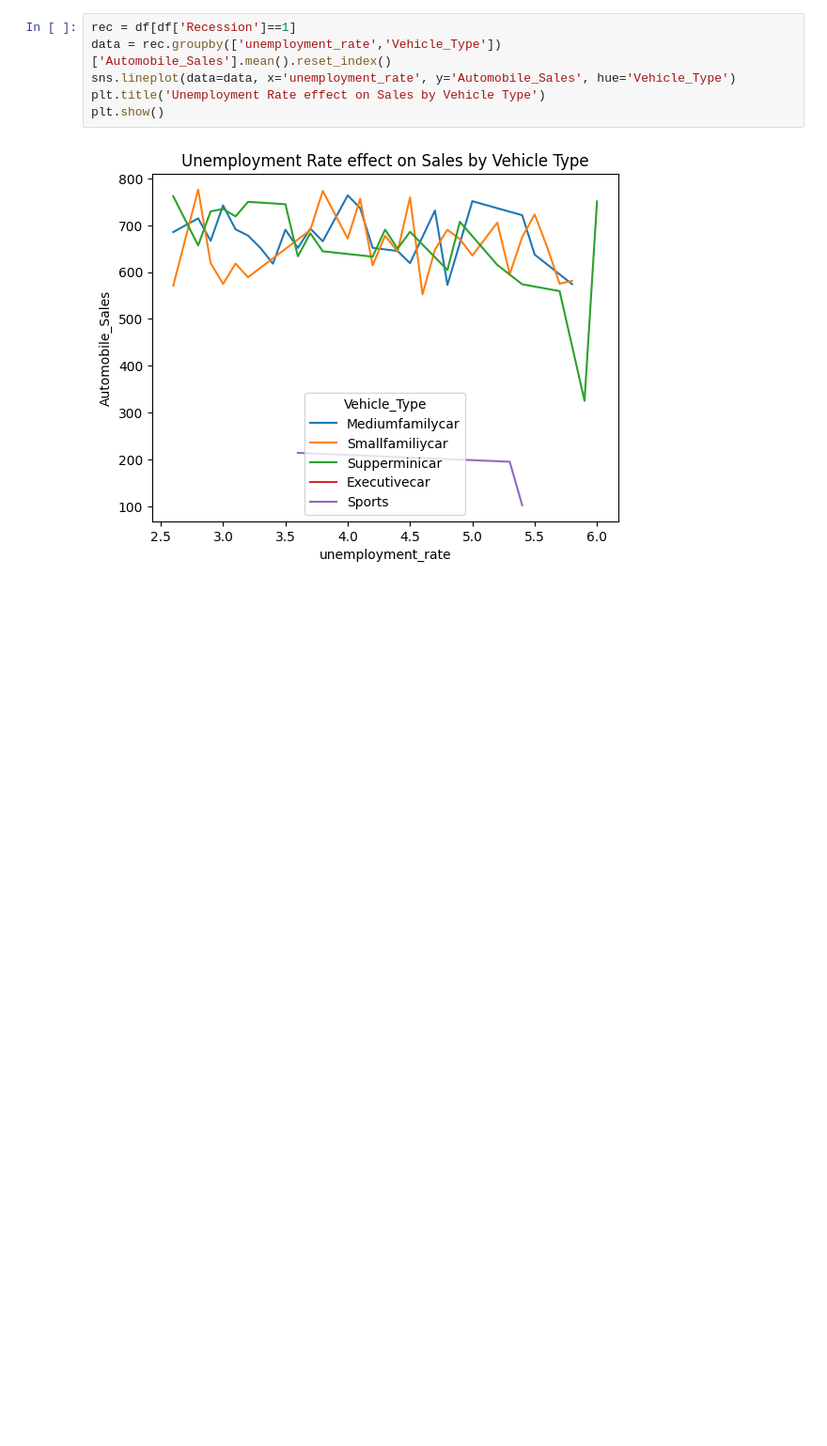
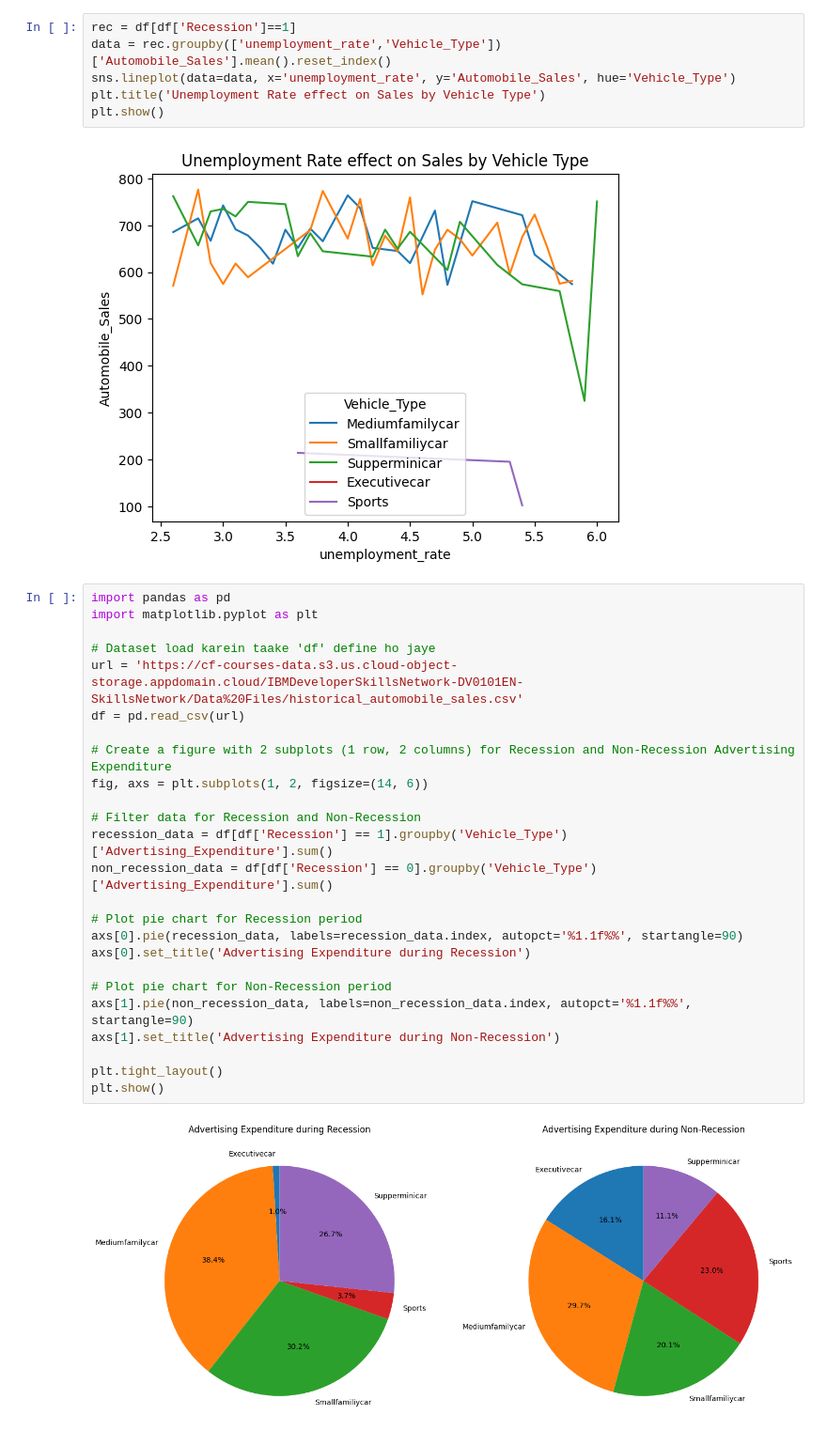
Before and after one commit to hamnakhan11/hamna, a Jupyter notebook: Create Visualizations using Matplotlib,Seaborn and Floium.ipynb, the cells around one changed output. Shown at 94% size. Cells and saved outputs as stored; diff of their text form; blank space fills up the shorter version.

```diff
--- a/Create Visualizations using Matplotlib,Seaborn and Floium.ipynb
+++ b/Create Visualizations using Matplotlib,Seaborn and Floium.ipynb
@@ -78,3 +78,30 @@ plt.title('Unemployment Rate effect on Sales by Vehicle Type')
 plt.show()
 # %% [output]
 [figure]
+# %%
+import pandas as pd
+import matplotlib.pyplot as plt
+
+# Dataset load karein taake 'df' define ho jaye
+url = 'https://cf-courses-data.s3.us.cloud-object-storage.appdomain.cloud/IBMDeveloperSkillsNetwork-DV0101EN-SkillsNetwork/Data%20Files/historical_automobile_sales.csv'
+df = pd.read_csv(url)
+
+# Create a figure with 2 subplots (1 row, 2 columns) for Recession and Non-Recession Advertising Expenditure
+fig, axs = plt.subplots(1, 2, figsize=(14, 6))
+
+# Filter data for Recession and Non-Recession
+recession_data = df[df['Recession'] == 1].groupby('Vehicle_Type')['Advertising_Expenditure'].sum()
+non_recession_data = df[df['Recession'] == 0].groupby('Vehicle_Type')['Advertising_Expenditure'].sum()
+
+# Plot pie chart for Recession period
+axs[0].pie(recession_data, labels=recession_data.index, autopct='%1.1f%%', startangle=90)
+axs[0].set_title('Advertising Expenditure during Recession')
+
+# Plot pie chart for Non-Recession period
+axs[1].pie(non_recession_data, labels=non_recession_data.index, autopct='%1.1f%%', startangle=90)
+axs[1].set_title('Advertising Expenditure during Non-Recession')
+
+plt.tight_layout()
+plt.show()
+# %% [output]
+[figure, added]
```
